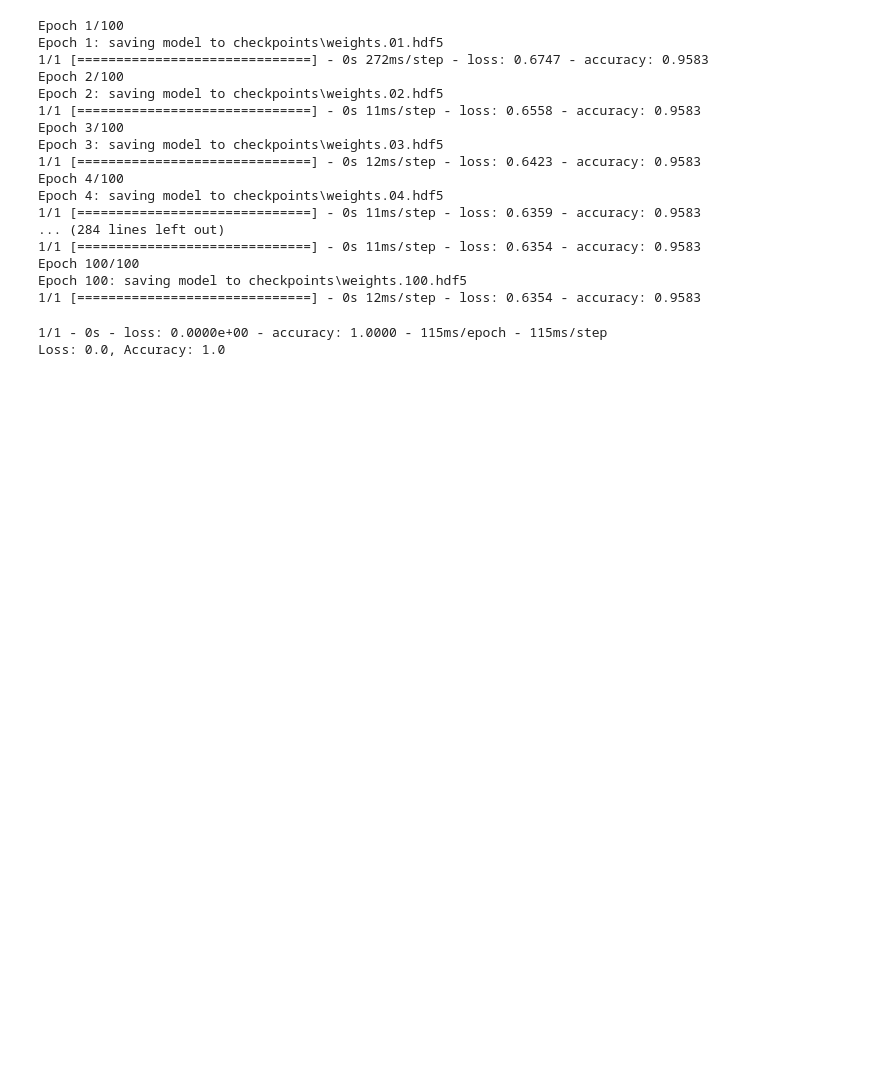
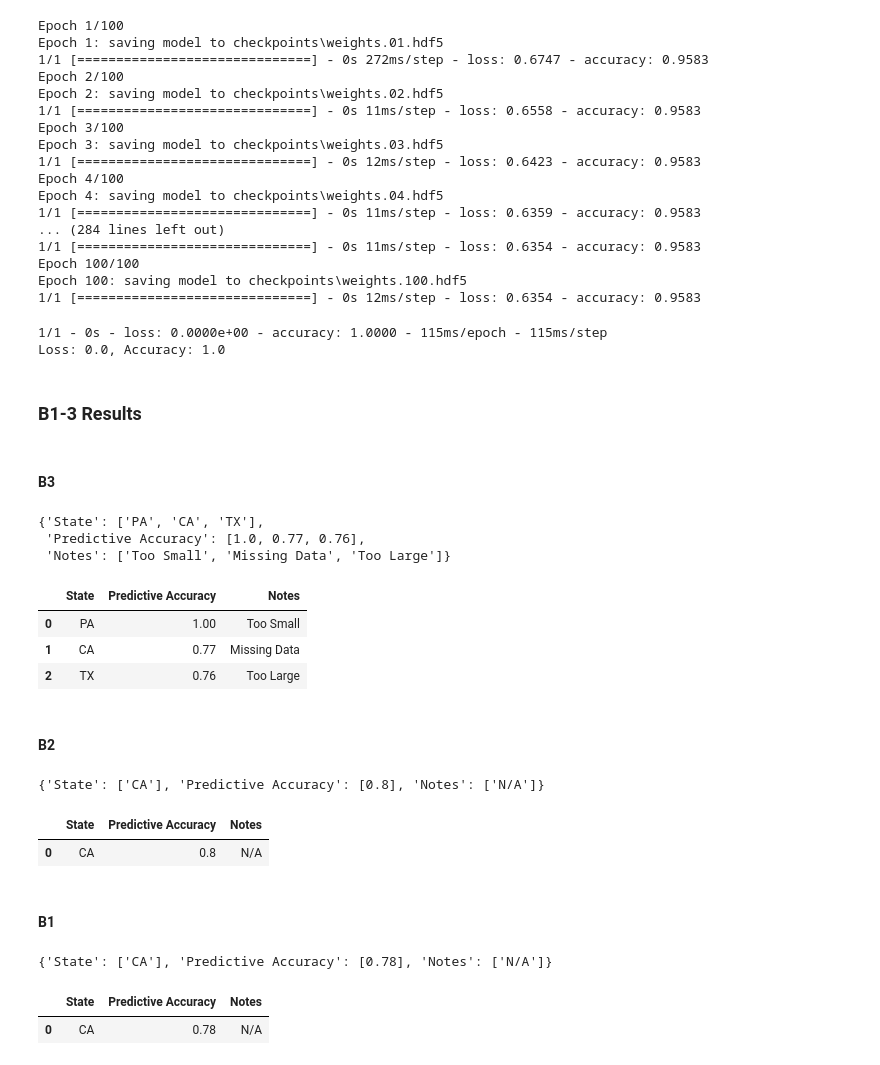
Before and after one commit to marielakinn/Social_media, a Jupyter notebook: Model Tests/Model1_ML(NN).ipynb, the cells around one changed output. Cells and saved outputs as stored; diff of their text form; code cells hidden in the pictures; blank space fills up the shorter version.

Commit message:
testing by brand and state

```diff
--- a/Model Tests/Model1_ML(NN).ipynb
+++ b/Model Tests/Model1_ML(NN).ipynb
@@ -243,3 +243,18 @@ print(f"Loss: {model_loss}, Accuracy: {model_accuracy}")
 # %% [output]
 1/1 - 0s - loss: 0.0000e+00 - accuracy: 1.0000 - 115ms/epoch - 115ms/step
 Loss: 0.0, Accuracy: 1.0
+# %% [markdown]
+### B1-3 Results
+# %% [markdown]
+#### B3
+# %%
+
+data_results_b3 = {
+        'State': ['PA', 'CA', 'TX'],
+        'Predictive Accuracy': [1.0, .77, .76],
+        'Notes': ['Too Small', 'Missing Data', 'Too Large']}
+data_results_b3
+# %% [output]
+{'State': ['PA', 'CA', 'TX'],
+ 'Predictive Accuracy': [1.0, 0.77, 0.76],
+ 'Notes': ['Too Small', 'Missing Data', 'Too Large']}
@@ -245,0 +263,19 @@ Loss: 0.0, Accuracy: 1.0
+# %%
+# create the new df to display brand, state, and model accuracy
+df_results_b3 = pd.DataFrame(data_results_b3)
+df_results_b3
+# %% [output]
+|  | State | Predictive Accuracy | Notes |
+| 0 | PA | 1.00 | Too Small |
+| 1 | CA | 0.77 | Missing Data |
+| 2 | TX | 0.76 | Too Large |
+# %% [markdown]
+#### B2
+# %%
+data_results_b2 = {
+        'State': ['CA'],
+        'Predictive Accuracy': [.80],
+        'Notes': ['N/A']}
+data_results_b2
+# %% [output]
+{'State': ['CA'], 'Predictive Accuracy': [0.8], 'Notes': ['N/A']}
@@ -245,0 +284,17 @@ Loss: 0.0, Accuracy: 1.0
+# %%
+# create the new df to display brand, state, and model accuracy
+df_results_b2 = pd.DataFrame(data_results_b2)
+df_results_b2
+# %% [output]
+|  | State | Predictive Accuracy | Notes |
+| 0 | CA | 0.8 | N/A |
+# %% [markdown]
+#### B1
+# %%
+data_results_b1 = {
+        'State': ['CA'],
+        'Predictive Accuracy': [.78],
+        'Notes': ['N/A']}
+data_results_b1
+# %% [output]
+{'State': ['CA'], 'Predictive Accuracy': [0.78], 'Notes': ['N/A']}
@@ -246 +303,8 @@ Loss: 0.0, Accuracy: 1.0
+# %%
+# create the new df to display brand, state, and model accuracy
+df_results_b1 = pd.DataFrame(data_results_b1)
+df_results_b1
+# %% [output]
+|  | State | Predictive Accuracy | Notes |
+| 0 | CA | 0.78 | N/A |
 # %%
```
Also changed, not shown: parts of 4 cells of this notebook.
